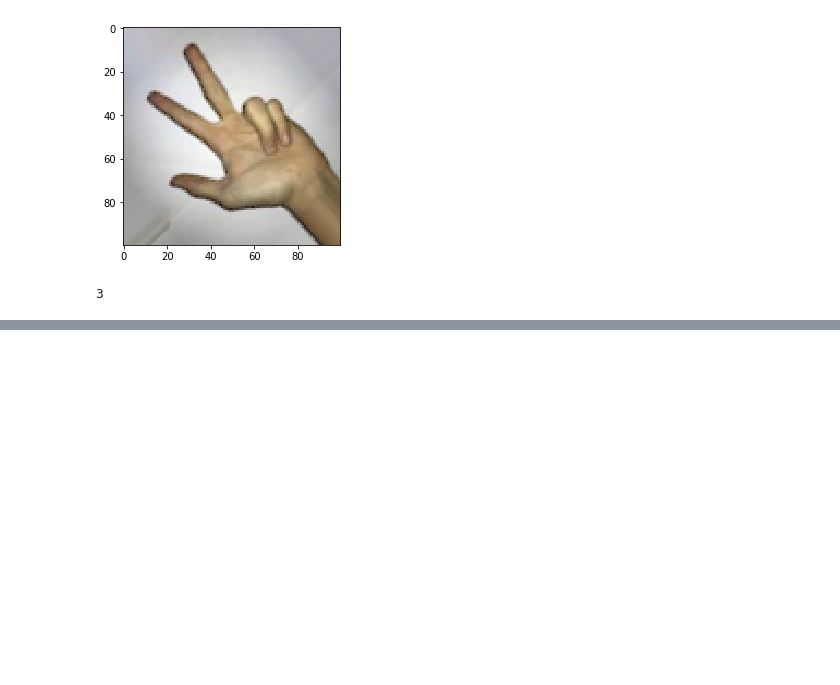
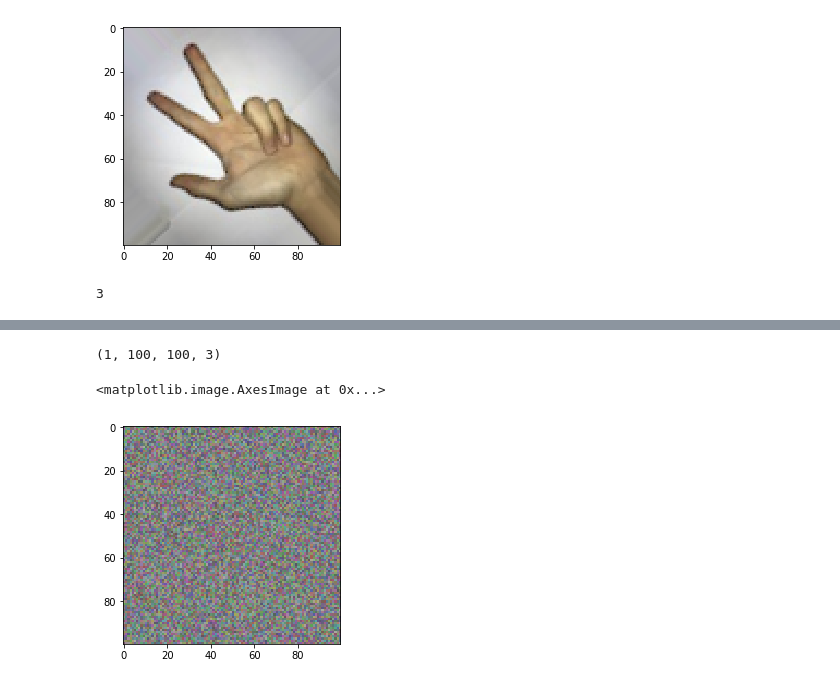
Before and after one commit to ArthDh/Sign-Language-Digits-Dataset-Kaggle, a Jupyter notebook: Sign Language digits.ipynb, the cells around one changed output, grey strips where cells are left out. Cells and saved outputs as stored; diff of their text form; code cells hidden in the pictures; blank space fills up the shorter version.

```diff
--- a/Sign Language digits.ipynb
+++ b/Sign Language digits.ipynb
@@ -189,0 +285,30 @@ model.save('SignLanguage_90_S.h5')
+# %%
+# Visualizing convnet filters using gradient ascent
+from keras import backend as K
+
+layer_name = 'conv2d_6'
+filter_index = 0
+
+layer_output = model.get_layer(layer_name).output
+loss = K.mean(layer_output[:,:,:,filter_index])
+# %%
+grads = K.gradients(loss, model.input)[0]
+grads /= (K.sqrt(K.mean(K.square(grads))) +1e-5)
+# %%
+iterate = K.function([model.input], [loss,grads])
+loss_value, grads_value = iterate([np.zeros((1,100,100,3))])
+
+input_image= np.random.random((1,100,100,3)) *20 +128
+
+step = 1.
+for i in range(40):
+    loss_value, grads_value = iterate([input_image])
+    input_image += grads_value * step
+
+depreprocessed_image = deprocess_image(input_image)
+print(depreprocessed_image.shape)
+plt.imshow(depreprocessed_image[0])
+# %% [output]
+(1, 100, 100, 3)
+<matplotlib.image.AxesImage at 0x...>
+[figure, added]
```
Also changed, not shown: parts of 13 cells of this notebook.
